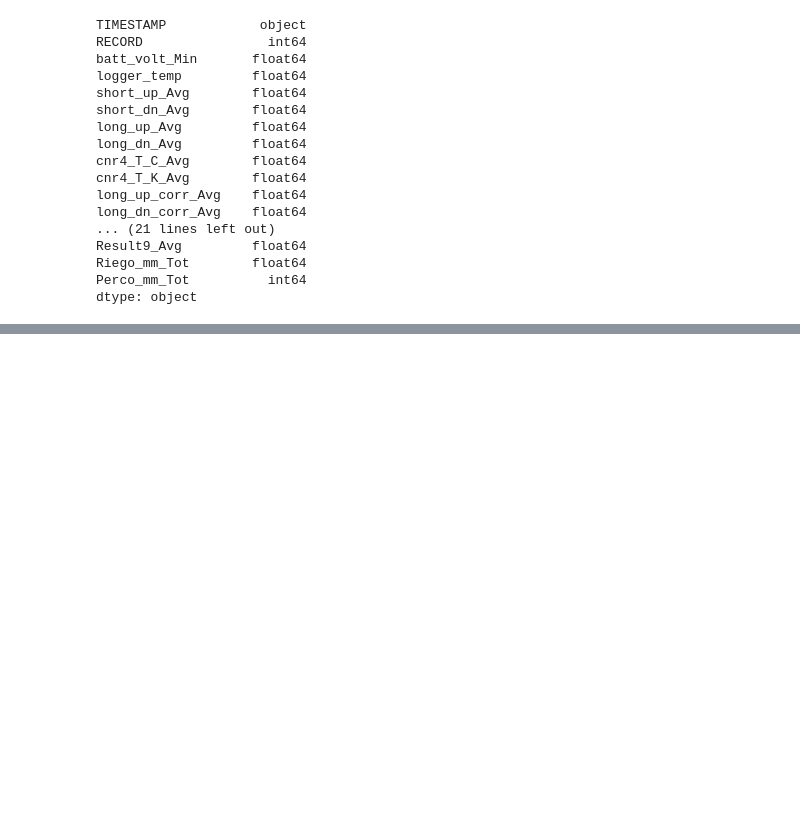
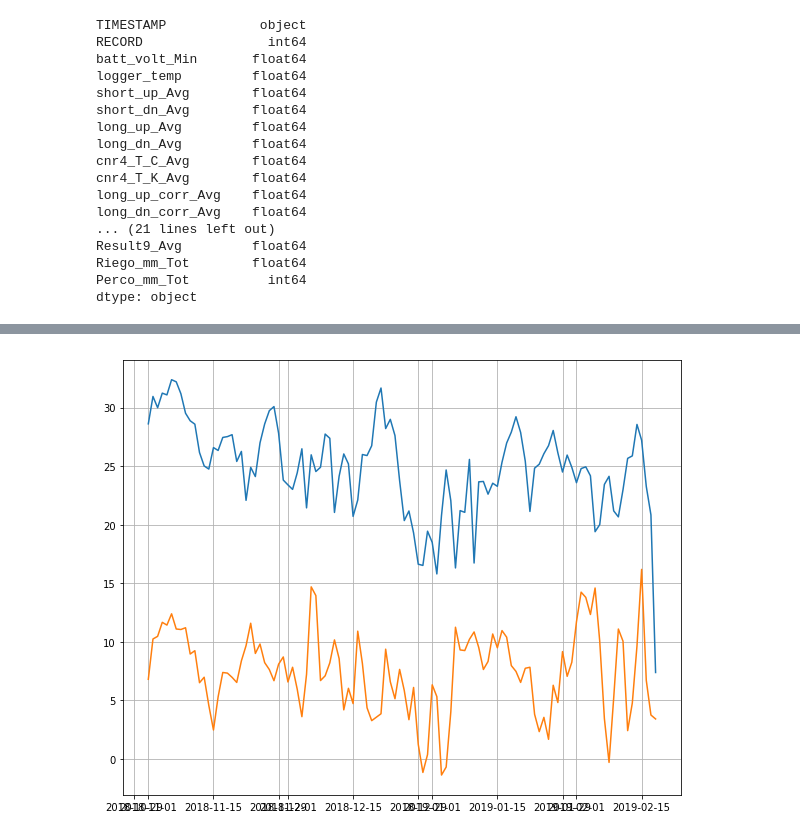
Before and after one commit to MarcelAlfaro/FisicaComputacional, a Jupyter notebook: Evaluacion1/Evaluacion.ipynb, the cells around one changed output, grey strips where cells are left out. Saved outputs shown, nothing was run; the diff lists cells and outputs as text; code cells hidden in the pictures; blank space fills up the shorter version.

```diff
--- a/Evaluacion1/Evaluacion.ipynb
+++ b/Evaluacion1/Evaluacion.ipynb
@@ -251,0 +100,28 @@ Hola
+# %%
+hora_anterior = 20
+suma = 0
+c = 0
+temps = []
+fecha = []
+for i in range(0,len(df)):
+    if(df["HORA"][i] == hora_anterior):
+        suma = suma + df["TEMP"][i]
+        hora_anterior = df["HORA"][i]
+        c = c+1
+    else:
+        temps.append(suma/c)
+        fecha.append(df["FECHA"][i])
+        suma = df["TEMP"][i]
+        hora_anterior = df["HORA"][i]
+        c = 1
+temps.append(suma/c)
+fecha.append(df["FECHA"][i])
+# %%
+## Creo un data frame con los promedios
+df2 = pd.DataFrame({"FECHA" : fecha,
+                    "TEMP" : temps})
+df2["FECHA"] = pd.to_datetime(df2.FECHA)
+df2["AÑO"] = df2["FECHA"].dt.year
+df2["MES"] = df2["FECHA"].dt.month
+df2["DIA"] = df2["FECHA"].dt.day
+df2.head()
@@ -251,0 +181,17 @@ Hola
+# %%
+
+## Crea el dataframe con las columnas de las unidades de frio acumuladas en las 24 horas.
+UF24 = pd.DataFrame({"FECHA" : fechas2,
+                     "Unidad Frio" : sumas,
+                     "TMAX" : tmaxs,
+                     "TMIN" : tmins})
+UF24["FECHA"] = pd.to_datetime(UF24.FECHA)
+# %%
+## Gráfica de la temperatura maxima y minima en una sola.
+grupo = UF24[["TMAX","TMIN"]]
+plt.figure(figsize = (10,8))
+plt.plot(UF24["FECHA"],grupo)
+plt.grid()
+plt.show()
+# %% [output]
+[figure, added]
```
Also changed, not shown: parts of 13 cells of this notebook.
